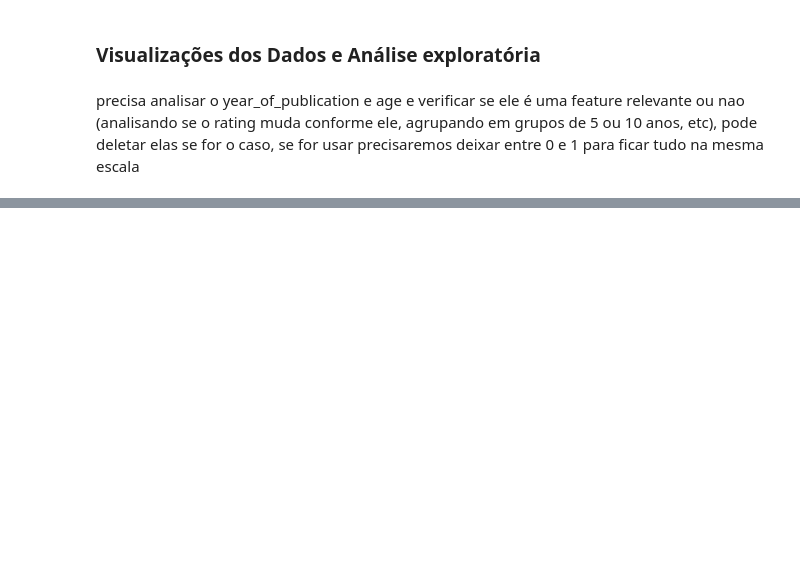
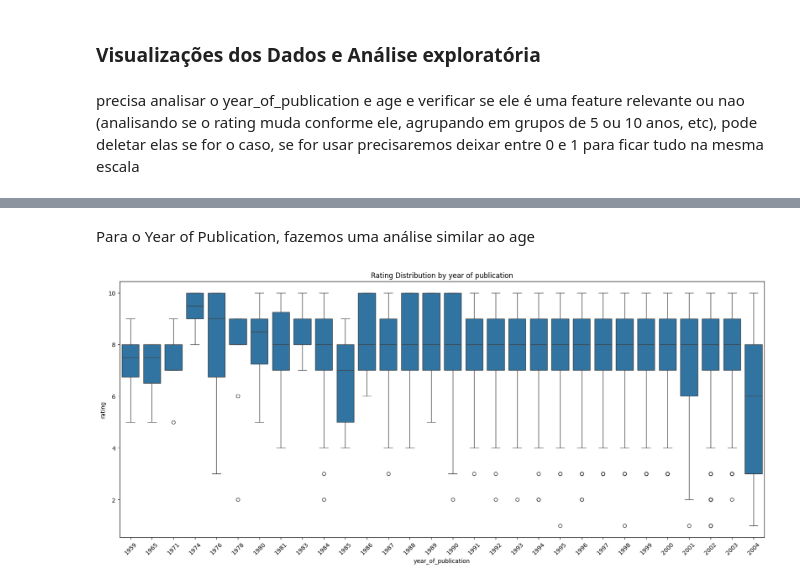
Before and after one commit to emanuelrgb01/book-rating-prediction, a Jupyter notebook: notebook.ipynb, the cells around one changed output, grey strips where cells are left out. Drawn from its saved outputs; the diff is of its cells as text; code cells hidden in the pictures; blank space fills up the shorter version.

```diff
--- a/notebook.ipynb
+++ b/notebook.ipynb
@@ -124,0 +113,12 @@ dataset.head()
+# %% [markdown]
+Para o Year of Publication, fazemos uma análise similar ao age
+# %%
+dataset['year_of_publication'] = dataset['year_of_publication'].astype(int)
+
+plt.figure(figsize=(20, 8))
+sns.boxplot(x='year_of_publication', y='rating', data=dataset)
+plt.title('Rating Distribution by year of publication')
+plt.xticks(rotation=45)
+plt.show()
+# %% [output]
+[figure, added]
```
Also changed, not shown: parts of 36 cells of this notebook, 3 other files.
